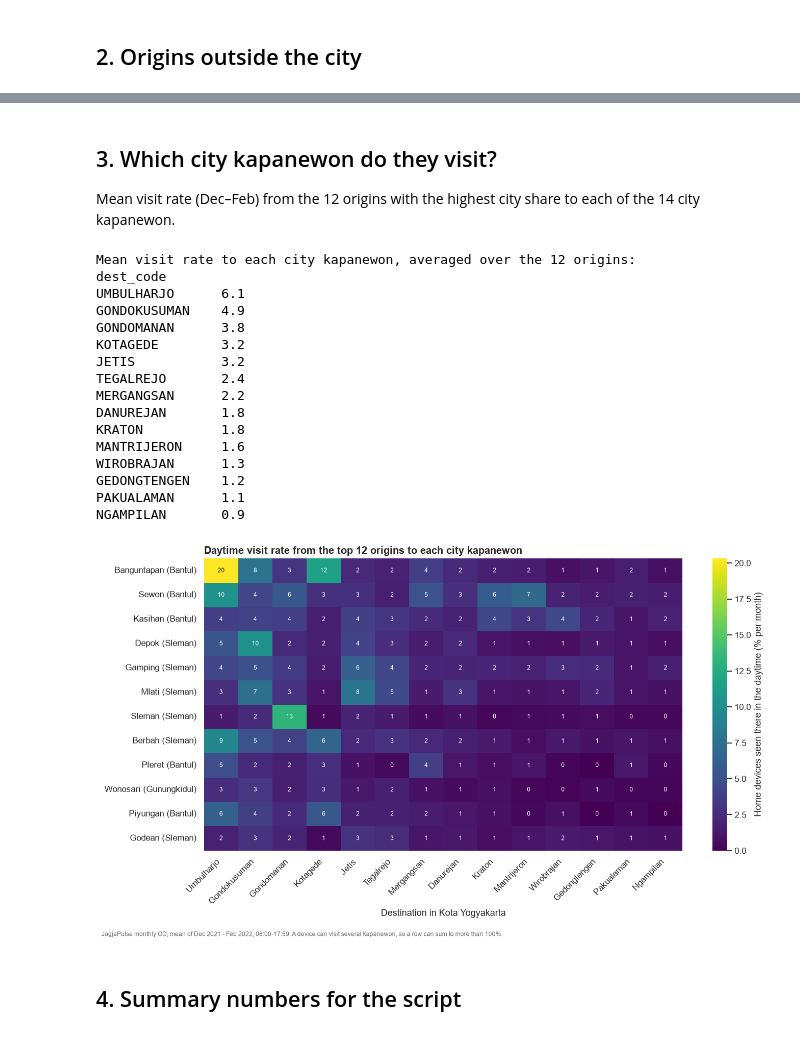
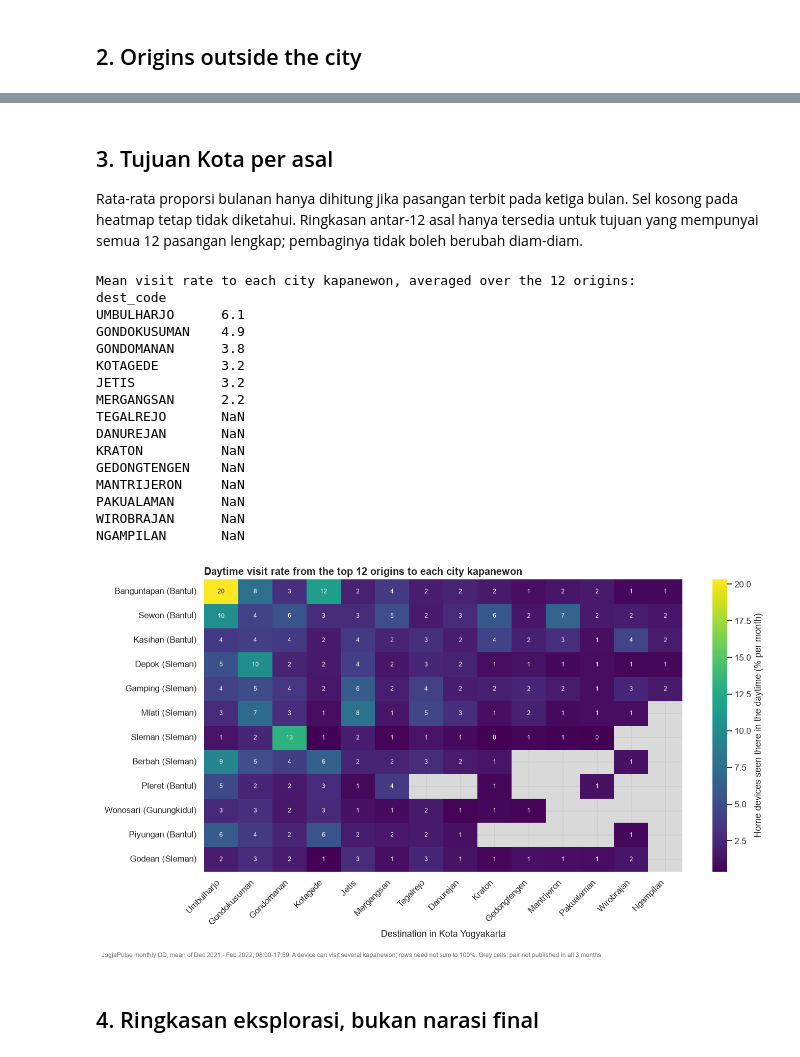
Before and after one commit to FachryAlfareeza/JogjaHumanMobility, a Jupyter notebook: notebooks/05_daytime_visits.ipynb, the cells around one changed output, grey strips where cells are left out. Drawn from its saved outputs; the diff is of its cells as text; code cells hidden in the pictures.

Commit message:
Preserve unpublished daytime links as unknown in exploration views

```diff
--- a/notebooks/05_daytime_visits.ipynb
+++ b/notebooks/05_daytime_visits.ipynb
@@ -92,17 +95,18 @@ Median city visit rate by month, origins outside the city (rises as the panel ch
 ## 2. Origins outside the city
 # %%
 res = pd.DataFrame({
-    "city share (%)": city_share.loc[outside].mean(axis=1),
-    "city visit rate": city_rate.loc[outside].mean(axis=1),
+    "city share (%)": city_share.loc[outside].reindex(columns=OD_GOOD_MONTHS).mean(axis=1, skipna=False),
+    "city visit rate": city_rate.loc[outside].reindex(columns=OD_GOOD_MONTHS).mean(axis=1, skipna=False),
     "home devices (mean)": homed.loc[outside].mean(axis=1).round(0),
     "rank Dec": city_share.loc[outside, "2021-12"].rank(ascending=False),
     "rank Feb": city_share.loc[outside, "2022-02"].rank(ascending=False),
-}).join(names).sort_values("city share (%)", ascending=False)
+}).dropna(subset=["city share (%)"]).join(names).sort_values("city share (%)", ascending=False)
 display(res.head(15).round(2))
 print("By kabupaten (median over its ranked kapanewon):")
 kab_tbl = res.groupby("kab_kota")[["city share (%)", "city visit rate"]].median().reindex(KAB_ORDER[1:]).round(2)
 kab_tbl["kapanewon ranked"] = res.kab_kota.value_counts()
 display(kab_tbl)
+print(f"Excluded {len(outside) - len(res)} origins without published city-link counts in all three months.")
 # %% [output]
 |  | city share (%) | city visit rate | home devices (mean) | rank Dec | rank Feb | kab_kota | kapanewon |
 | origin_code |  |  |  |  |  |  |  |
@@ -150,48 +155,53 @@ savefig(fig, "top_origins")
 # %% [markdown]
-## 3. Which city kapanewon do they visit?
+## 3. Tujuan Kota per asal
 
-Mean visit rate (Dec–Feb) from the 12 origins with the highest city share to each of the 14 city kapanewon.
+Rata-rata proporsi bulanan hanya dihitung jika pasangan terbit pada ketiga bulan.
+Sel kosong pada heatmap tetap tidak diketahui. Ringkasan antar-12 asal hanya tersedia
+untuk tujuan yang mempunyai semua 12 pasangan lengkap; pembaginya tidak boleh berubah diam-diam.
 # %%
 top12 = res.index[:12]
-pair = (away[away.origin_code.isin(top12) & (away.dest_kab_code == CITY)]
-        .pivot_table(index="origin_code", columns="dest_code", values="visit_rate", aggfunc="sum")
-        .div(len(OD_GOOD_MONTHS)))   # mean over months; a missing month counts as 0 (suppressed)
-pair = pair.reindex(top12).fillna(0)
+city_destinations = od.loc[od.dest_kab_code.eq(CITY), 'dest_code'].drop_duplicates()
+rows = {}
+for origin in top12:
+    sub = away.loc[away.origin_code.eq(origin) & away.dest_kab_code.eq(CITY)]
+    rows[origin] = complete_pair_rates(sub, 'dest_code', OD_GOOD_MONTHS)
+pair = pd.DataFrame(rows).T.reindex(index=top12, columns=city_destinations)
 dest_names = od.drop_duplicates("dest_code").set_index("dest_code").dest_kapanewon
-pair = pair[pair.mean().sort_values(ascending=False).index]
+pair = pair[pair.mean(skipna=False).sort_values(ascending=False).index]
 print("Mean visit rate to each city kapanewon, averaged over the 12 origins:")
-print((pair.mean() * 100).round(1).rename(dest_names).to_string())
+print((pair.mean(skipna=False) * 100).round(1).rename(dest_names).to_string())
 
 fig, ax = plt.subplots(figsize=FIGSIZE)
+ax.set_facecolor("#d9d9d9")
 sns.heatmap(pair * 100, ax=ax, cmap="viridis", annot=True, fmt=".0f", annot_kws={"fontsize": 8},
             cbar_kws={"label": "Home devices seen there in the daytime (% per month)"})
 ax.set_xticklabels([dest_names[c].title() for c in pair.columns], rotation=45, ha="right")
 ax.set_yticklabels([f"{names.kapanewon[c].title()} ({names.kab_kota[c].title()})" for c in pair.index], rotation=0)
 ax.set_xlabel("Destination in Kota Yogyakarta")
 ax.set_ylabel("")
 ax.set_title("Daytime visit rate from the top 12 origins to each city kapanewon", loc="left")
 fig.text(.01, .01, "JogjaPulse monthly OD, mean of Dec 2021 - Feb 2022, 08:00-17:59. A device can visit several "
-         "kapanewon, so a row can sum to more than 100%.", fontsize=8, color="dimgrey")
+         "kapanewon; rows need not sum to 100%. Grey cells: pair not published in all 3 months.", fontsize=8, color="dimgrey")
 fig.tight_layout(rect=(0, .03, 1, 1))
 savefig(fig, "origin_destination_heatmap")
 # %% [output]
 Mean visit rate to each city kapanewon, averaged over the 12 origins:
 dest_code
 UMBULHARJO      6.1
 GONDOKUSUMAN    4.9
 GONDOMANAN      3.8
 KOTAGEDE        3.2
 JETIS           3.2
-TEGALREJO       2.4
 MERGANGSAN      2.2
-DANUREJAN       1.8
-KRATON          1.8
-MANTRIJERON     1.6
-WIROBRAJAN      1.3
-GEDONGTENGEN    1.2
-PAKUALAMAN      1.1
-NGAMPILAN       0.9
+TEGALREJO       NaN
+DANUREJAN       NaN
+KRATON          NaN
+GEDONGTENGEN    NaN
+MANTRIJERON     NaN
+PAKUALAMAN      NaN
+WIROBRAJAN      NaN
+NGAMPILAN       NaN
-[figure, old version]
+[figure, new version]
 # %% [markdown]
-## 4. Summary numbers for the script
+## 4. Ringkasan eksplorasi, bukan narasi final
 # %%
```
Also changed, not shown: parts of 7 cells of this notebook, 7 other files.
